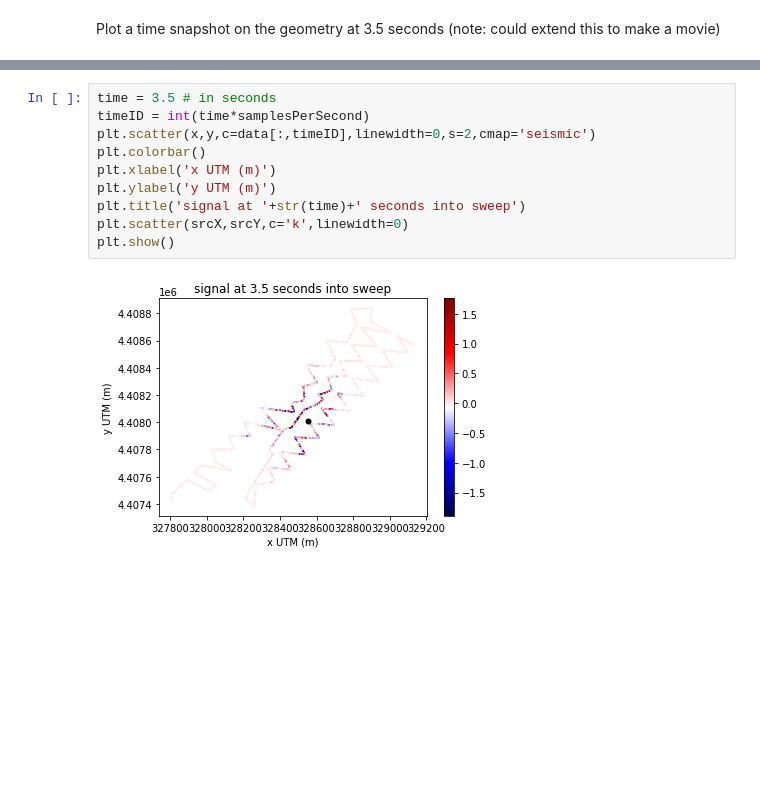
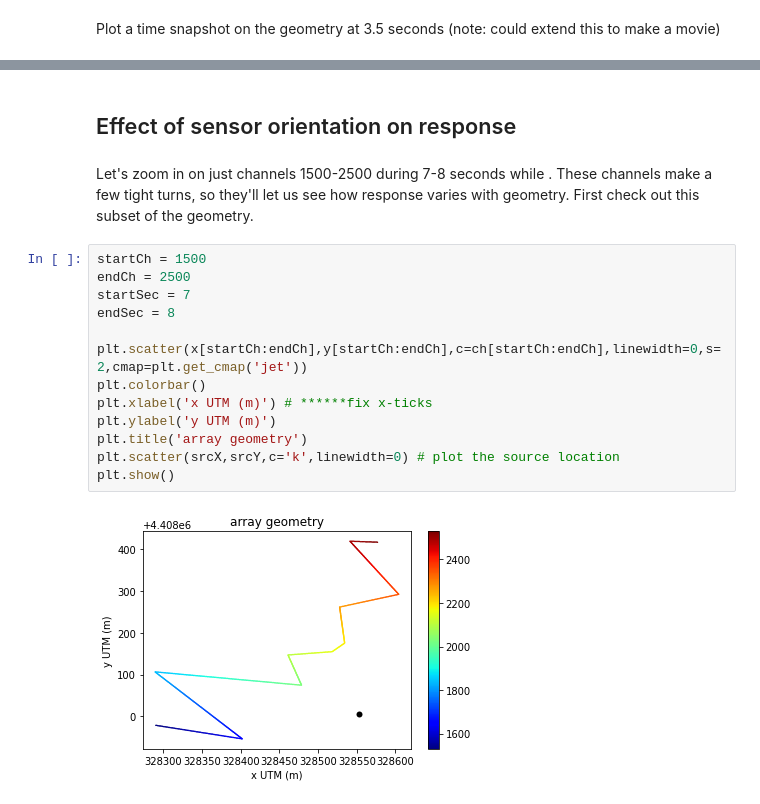
Before and after one commit to DAS-RCN/IntroToDASData, a Jupyter notebook: BradyHotSprings.ipynb, the cells around one changed output, grey strips where cells are left out. Cells and saved outputs as stored; diff of their text form; blank space fills up the shorter version.

```diff
--- a/BradyHotSprings.ipynb
+++ b/BradyHotSprings.ipynb
@@ -185,12 +261,19 @@ Plot a time snapshot on the geometry at 3.5 seconds (note: could extend this to
+# %% [markdown]
+## Effect of sensor orientation on  response
+# %% [markdown]
+Let's zoom in on just channels 1500-2500 during 7-8 seconds while . These channels make a few tight turns, so they'll let us see how response varies with geometry. First check  out this subset of the geometry.
 # %%
-time = 3.5 # in seconds
-timeID = int(time*samplesPerSecond)
-plt.scatter(x,y,c=data[:,timeID],linewidth=0,s=2,cmap='seismic')
+startCh = 1500
+endCh = 2500
+startSec = 7
+endSec = 8
+
+plt.scatter(x[startCh:endCh],y[startCh:endCh],c=ch[startCh:endCh],linewidth=0,s=2,cmap=plt.get_cmap('jet'))
 plt.colorbar()
-plt.xlabel('x UTM (m)')
+plt.xlabel('x UTM (m)') # ******fix x-ticks
 plt.ylabel('y UTM (m)')
-plt.title('signal at '+str(time)+' seconds into sweep')
-plt.scatter(srcX,srcY,c='k',linewidth=0)
+plt.title('array geometry')
+plt.scatter(srcX,srcY,c='k',linewidth=0) # plot the source location
 plt.show()
 # %% [output]
-[figure, old version]
+[figure, new version]
```
Also changed, not shown: parts of 25 cells of this notebook.
